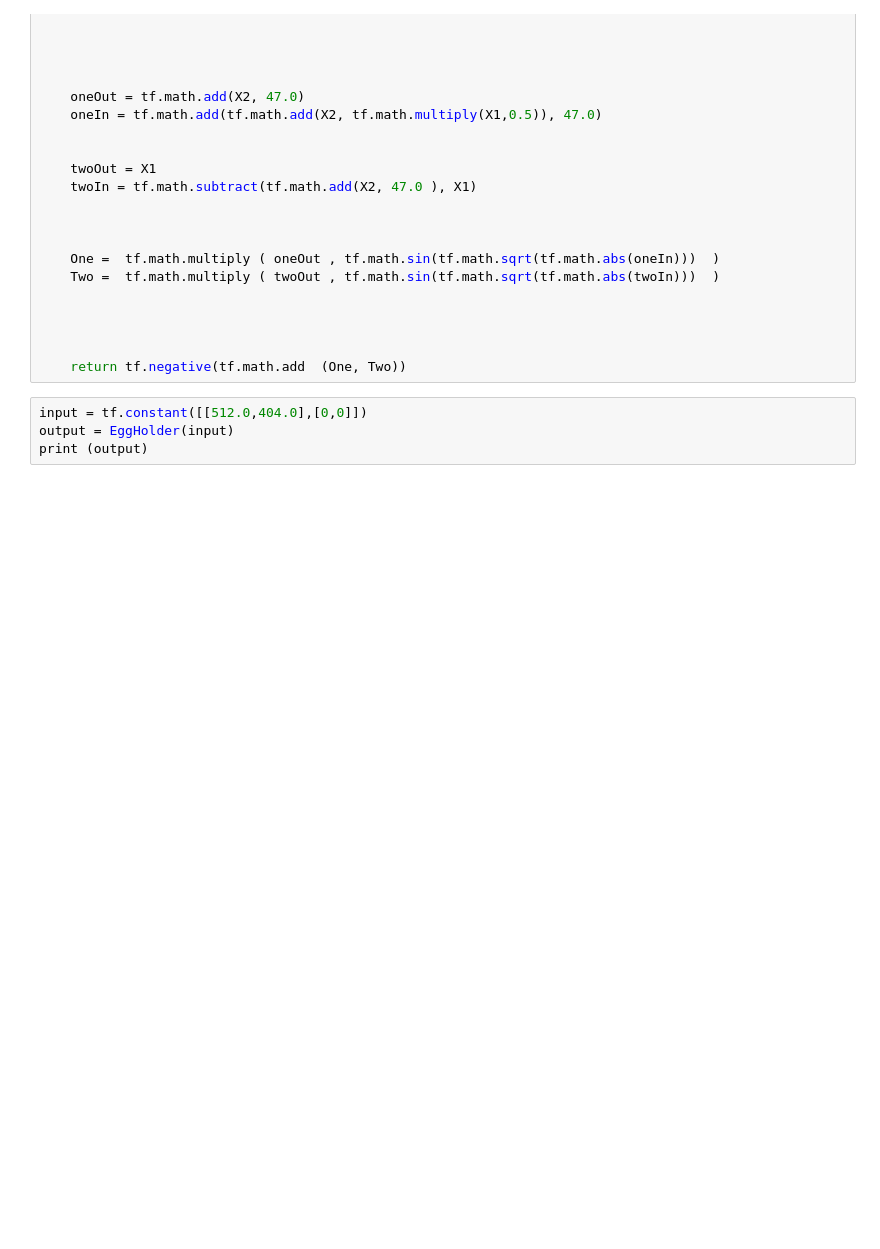
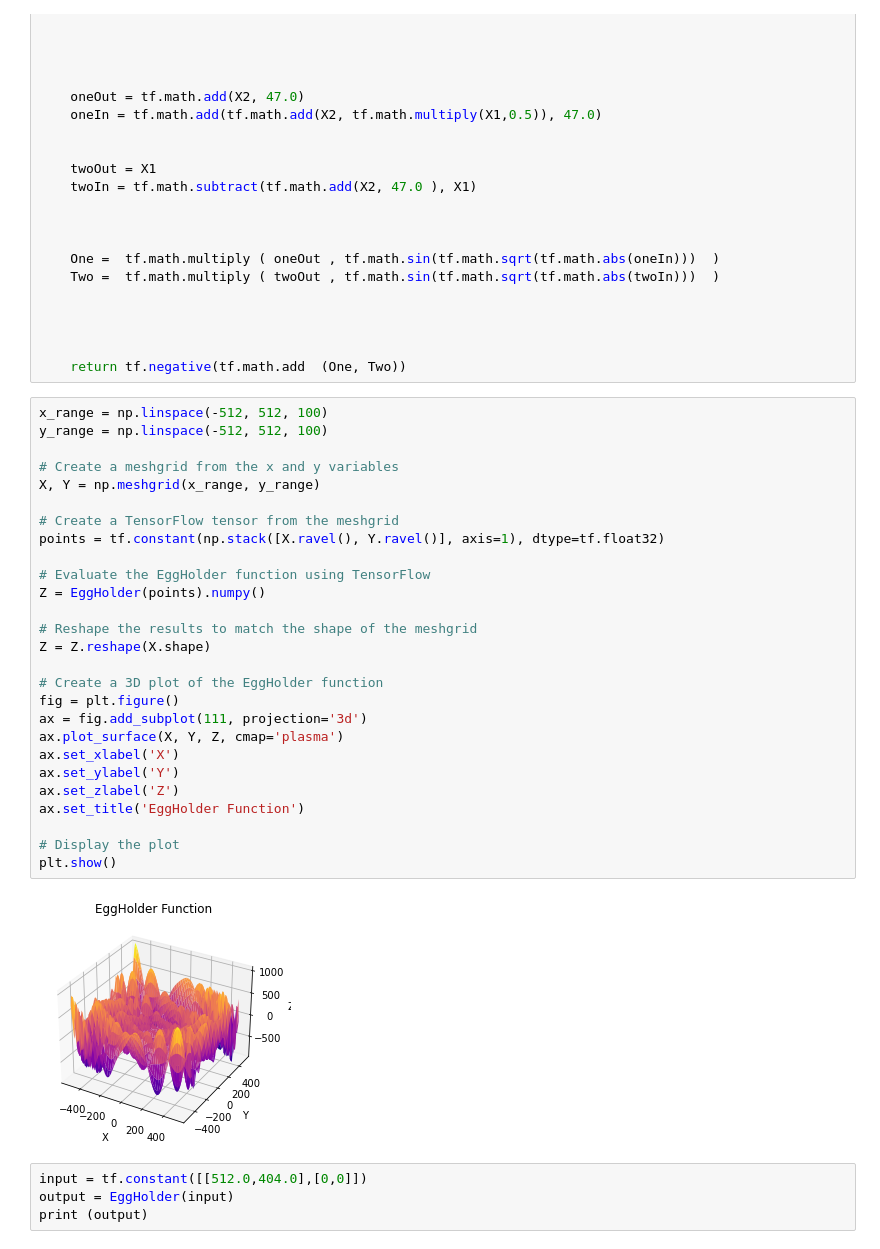
Before and after one commit to WaleedAlzamil80/Optimization-Image-Classifiers, a Jupyter notebook: Milestone_1/Loss_Functions/Ms1_EggHolder_FunctionLoss.ipynb, the cells around one changed output. Cells and saved outputs as stored; diff of their text form; blank space fills up the shorter version.

Commit message:
add  plotting

```diff
--- a/Milestone_1/Loss_Functions/Ms1_EggHolder_FunctionLoss.ipynb
+++ b/Milestone_1/Loss_Functions/Ms1_EggHolder_FunctionLoss.ipynb
@@ -33,6 +35,35 @@ def EggHolder(X):
 
 
     return tf.negative(tf.math.add  (One, Two))
+# %%
+x_range = np.linspace(-512, 512, 100)
+y_range = np.linspace(-512, 512, 100)
+
+# Create a meshgrid from the x and y variables
+X, Y = np.meshgrid(x_range, y_range)
+
+# Create a TensorFlow tensor from the meshgrid
+points = tf.constant(np.stack([X.ravel(), Y.ravel()], axis=1), dtype=tf.float32)
+
+# Evaluate the EggHolder function using TensorFlow
+Z = EggHolder(points).numpy()
+
+# Reshape the results to match the shape of the meshgrid
+Z = Z.reshape(X.shape)
+
+# Create a 3D plot of the EggHolder function
+fig = plt.figure()
+ax = fig.add_subplot(111, projection='3d')
+ax.plot_surface(X, Y, Z, cmap='plasma')
+ax.set_xlabel('X')
+ax.set_ylabel('Y')
+ax.set_zlabel('Z')
+ax.set_title('EggHolder Function')
+
+# Display the plot
+plt.show()
+# %% [output]
+[figure, added]
 # %%
 input = tf.constant([[512.0,404.0],[0,0]])
 output = EggHolder(input)
```
Also changed, not shown: parts of 1 cell of this notebook, 1 other file.
